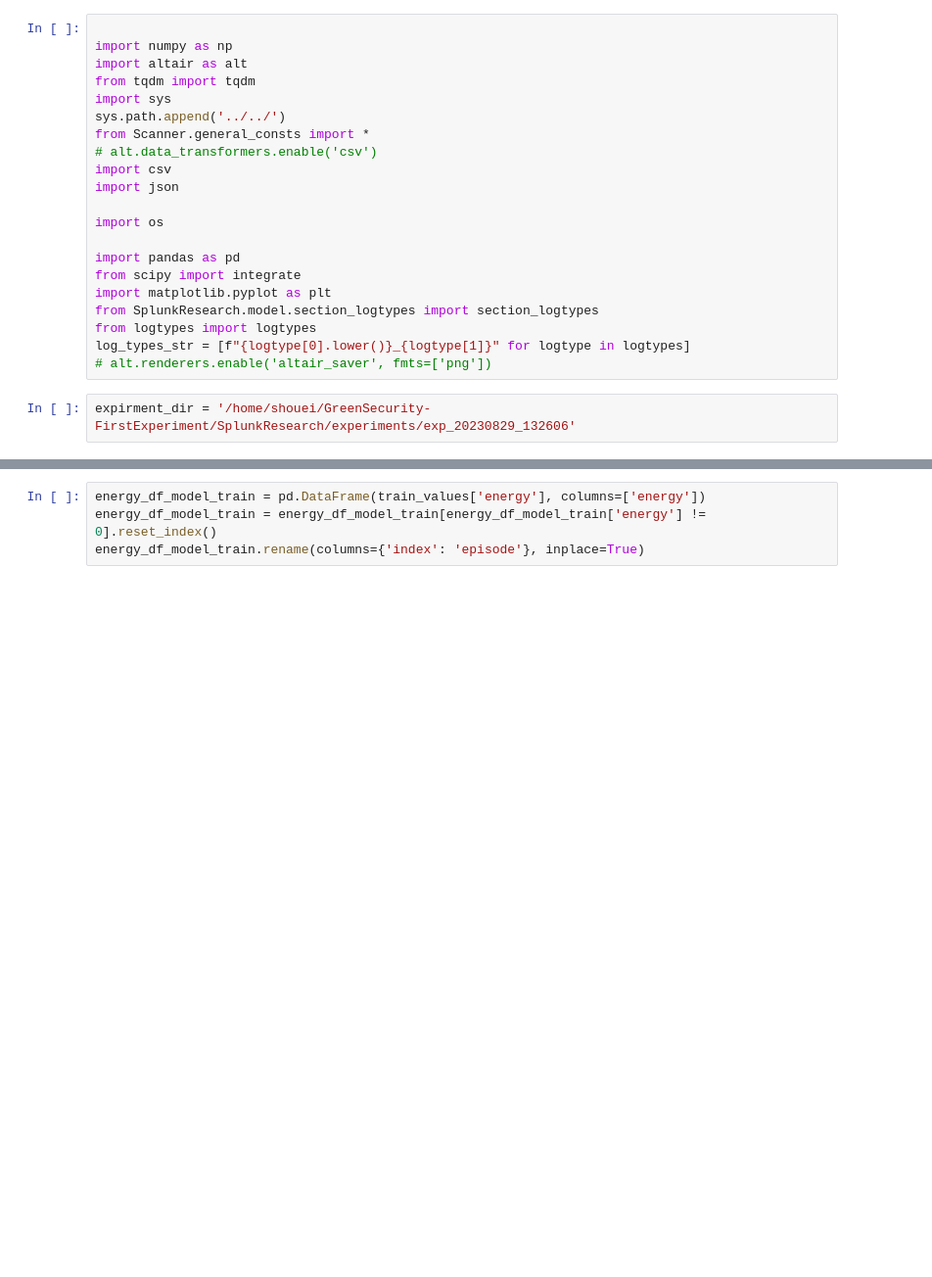
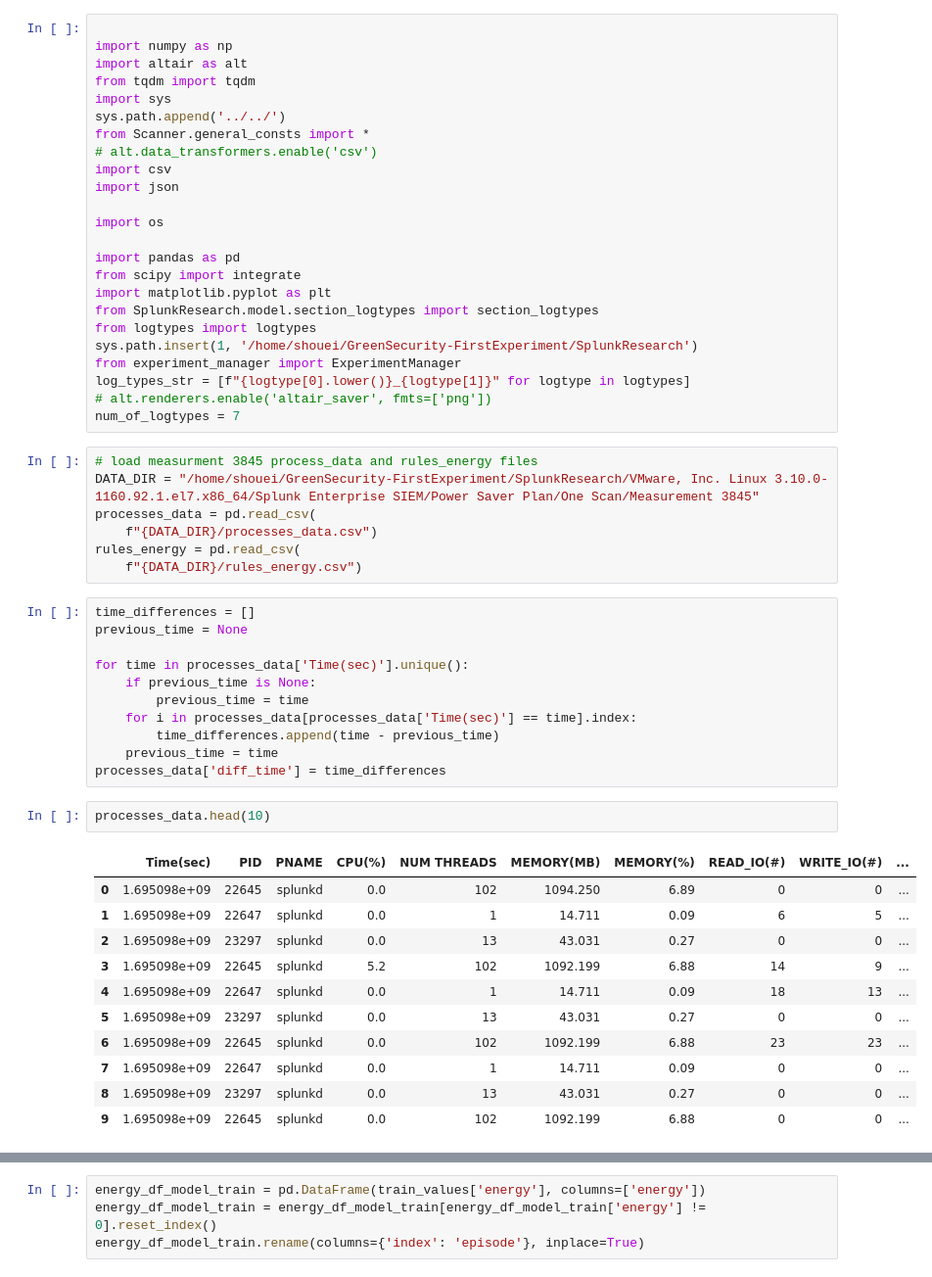
Before and after one commit to sapirani/GreenSecurityMeasurementAndOptimizationFramework, a Jupyter notebook: SplunkResearch/model/splunk_analysis.ipynb, the cells around one changed output, grey strips where cells are left out. Shown at 98% size. Drawn from its saved outputs; the diff is of its cells as text; blank space fills up the shorter version.

```diff
--- a/SplunkResearch/model/splunk_analysis.ipynb
+++ b/SplunkResearch/model/splunk_analysis.ipynb
@@ -17,7 +17,40 @@ from scipy import integrate
 import matplotlib.pyplot as plt
 from SplunkResearch.model.section_logtypes import section_logtypes
 from logtypes import logtypes
+sys.path.insert(1, '/home/shouei/GreenSecurity-FirstExperiment/SplunkResearch')
+from experiment_manager import ExperimentManager
 log_types_str = [f"{logtype[0].lower()}_{logtype[1]}" for logtype in logtypes]
 # alt.renderers.enable('altair_saver', fmts=['png'])
+num_of_logtypes = 7
-# %%
-expirment_dir = '/home/shouei/GreenSecurity-FirstExperiment/SplunkResearch/experiments/exp_20230829_132606'
+# %%
+# load measurment 3845 process_data and rules_energy files
+DATA_DIR = "/home/shouei/GreenSecurity-FirstExperiment/SplunkResearch/VMware, Inc. Linux 3.10.0-1160.92.1.el7.x86_64/Splunk Enterprise SIEM/Power Saver Plan/One Scan/Measurement 3845"
+processes_data = pd.read_csv(
+    f"{DATA_DIR}/processes_data.csv")
+rules_energy = pd.read_csv(
+    f"{DATA_DIR}/rules_energy.csv")
+# %%
+time_differences = []
+previous_time = None
+
+for time in processes_data['Time(sec)'].unique():
+    if previous_time is None:
+        previous_time = time
+    for i in processes_data[processes_data['Time(sec)'] == time].index:
+        time_differences.append(time - previous_time)
+    previous_time = time
+processes_data['diff_time'] = time_differences
+# %%
+processes_data.head(10)
+# %% [output]
+|  | Time(sec) | PID | PNAME | CPU(%) | NUM THREADS | MEMORY(MB) | MEMORY(%) | READ_IO(#) | WRITE_IO(#) | ... |
+| 0 | 1.695098e+09 | 22645 | splunkd | 0.0 | 102 | 1094.250 | 6.89 | 0 | 0 | ... |
+| 1 | 1.695098e+09 | 22647 | splunkd | 0.0 | 1 | 14.711 | 0.09 | 6 | 5 | ... |
+| 2 | 1.695098e+09 | 23297 | splunkd | 0.0 | 13 | 43.031 | 0.27 | 0 | 0 | ... |
+| 3 | 1.695098e+09 | 22645 | splunkd | 5.2 | 102 | 1092.199 | 6.88 | 14 | 9 | ... |
+| 4 | 1.695098e+09 | 22647 | splunkd | 0.0 | 1 | 14.711 | 0.09 | 18 | 13 | ... |
+| 5 | 1.695098e+09 | 23297 | splunkd | 0.0 | 13 | 43.031 | 0.27 | 0 | 0 | ... |
+| 6 | 1.695098e+09 | 22645 | splunkd | 0.0 | 102 | 1092.199 | 6.88 | 23 | 23 | ... |
+| 7 | 1.695098e+09 | 22647 | splunkd | 0.0 | 1 | 14.711 | 0.09 | 0 | 0 | ... |
+| 8 | 1.695098e+09 | 23297 | splunkd | 0.0 | 13 | 43.031 | 0.27 | 0 | 0 | ... |
+| 9 | 1.695098e+09 | 22645 | splunkd | 0.0 | 102 | 1092.199 | 6.88 | 0 | 0 | ... |
```
Also changed, not shown: parts of 43 cells of this notebook, 8 other files.
